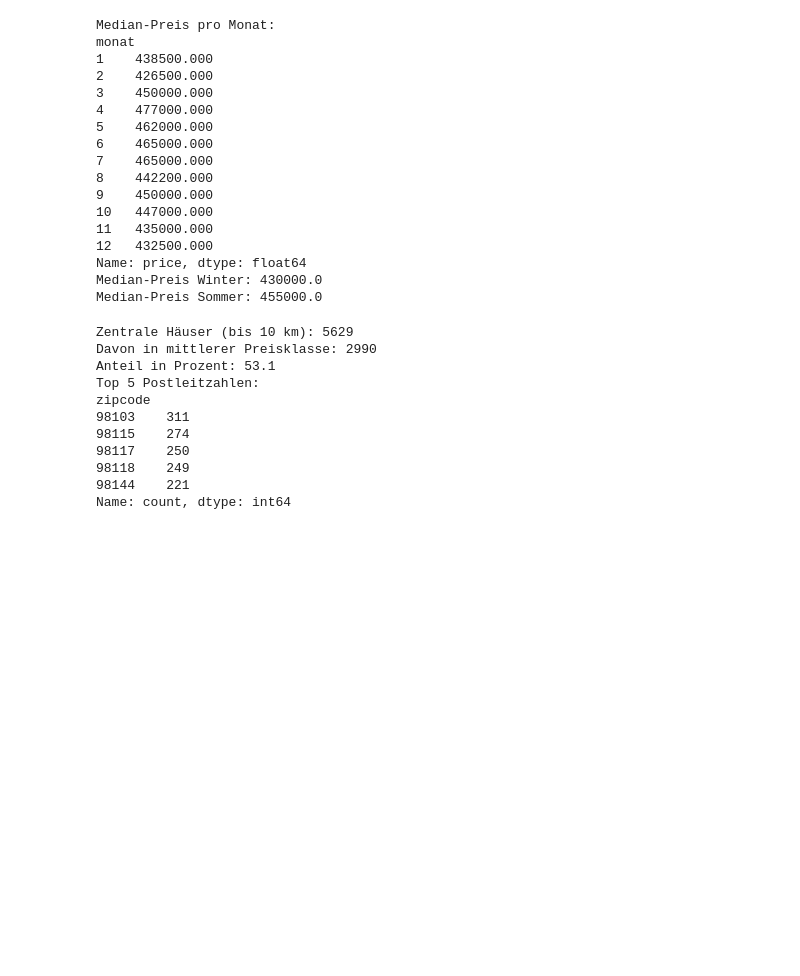
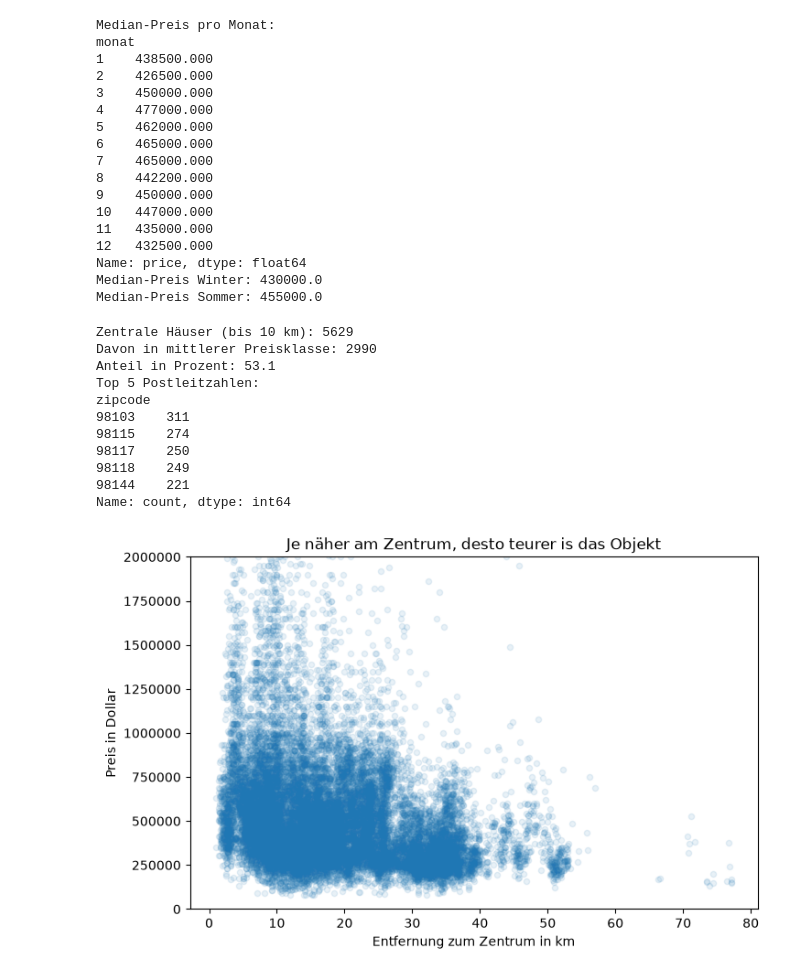
Before and after one commit to MuhammetCakar/Projekt_EDA_Nicole_Johnson, a Jupyter notebook: 04_eda_de.ipynb, the cells around one changed output. Drawn from its saved outputs; the diff is of its cells as text; code cells hidden in the pictures; blank space fills up the shorter version.

Commit message:
Diagramme für alle 3 Hypothesen

```diff
--- a/04_eda_de.ipynb
+++ b/04_eda_de.ipynb
@@ -388,3 +388,25 @@ zipcode
 98118    249
 98144    221
 Name: count, dtype: int64
+# %%
+# 6. Zeigen: Diagramm für Hypothese 1
+def diagramm_h1(df):  # Kap. 13
+    # Streudiagramm: jeder Punkt ist ein Haus
+    df.plot(kind="scatter", x="entfernung_km", y="price", alpha=0.1)  # Kap. 20
+
+    # Titel und Achsen beschriften
+    plt.title("Je näher am Zentrum, desto teurer is das Objekt")  # Kap. 20
+    plt.xlabel("Entfernung zum Zentrum in km")  # Kap. 20
+    plt.ylabel("Preis in Dollar")  # Kap. 20
+
+    # Nur Preise bis 2 Millionen zeigen, damit man mehr erkennen kann
+    plt.ylim(0, 2000000)  # Kap. 20
+    plt.ticklabel_format(axis="y", style="plain")  # Zahlen ohne 1e6 anzeigen, besser für Lesbarkeit Kap. 20
+
+    # Diagramm anzeigen
+    plt.show()  # Kap. 20
+
+
+diagramm_h1(df)
+# %% [output]
+[figure, added]
```
Also changed, not shown: parts of 3 cells of this notebook.
